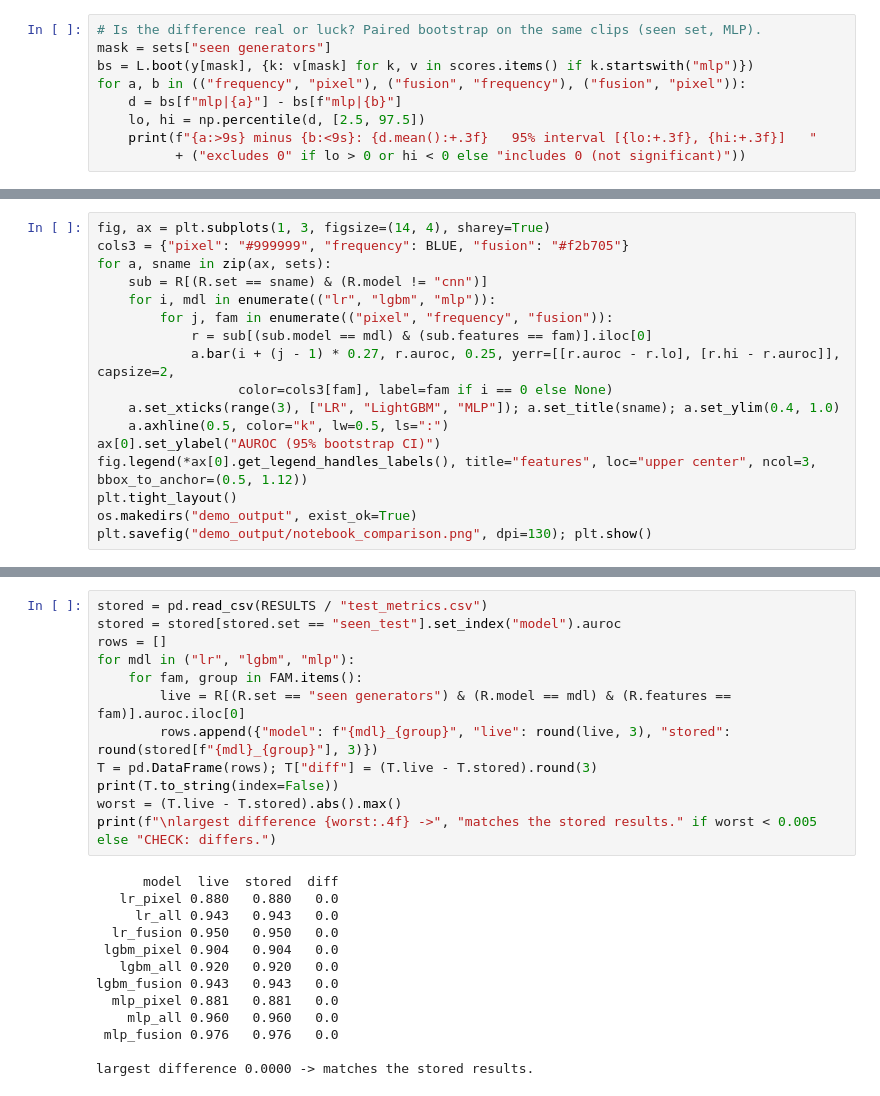
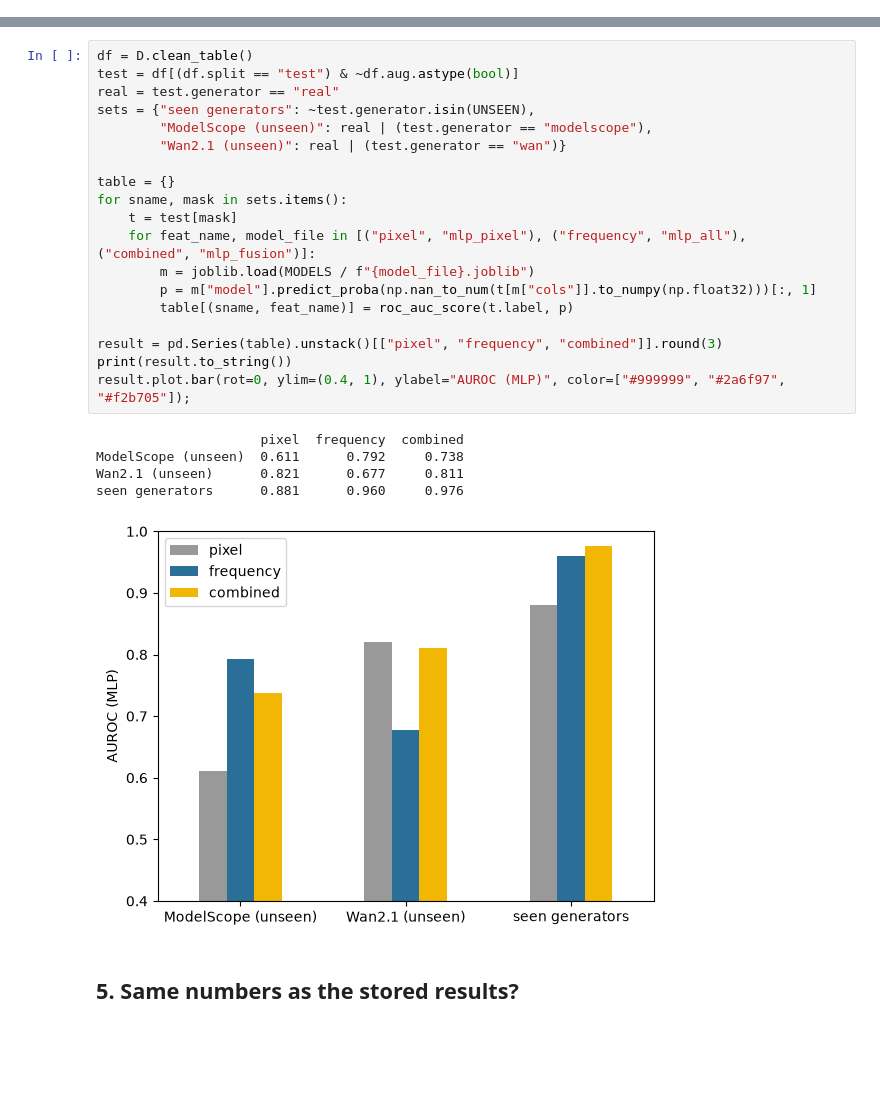
Before and after one commit to Astitva-Garg/Detection-of-AI-Generated-Video-via-Frequency-Domain, a Jupyter notebook: demo.ipynb, the cells around one changed output, grey strips where cells are left out. Cells and saved outputs as stored; diff of their text form; blank space fills up the shorter version.

```diff
--- a/demo.ipynb
+++ b/demo.ipynb
@@ -273,9 +74,0 @@ mlp       0.821 [0.74, 0.90]  0.677 [0.58, 0.77]  0.811 [0.73, 0.88]
-# %%
-# Is the difference real or luck? Paired bootstrap on the same clips (seen set, MLP).
-mask = sets["seen generators"]
-bs = L.boot(y[mask], {k: v[mask] for k, v in scores.items() if k.startswith("mlp")})
-for a, b in (("frequency", "pixel"), ("fusion", "frequency"), ("fusion", "pixel")):
-    d = bs[f"mlp|{a}"] - bs[f"mlp|{b}"]
-    lo, hi = np.percentile(d, [2.5, 97.5])
-    print(f"{a:>9s} minus {b:<9s}: {d.mean():+.3f}   95% interval [{lo:+.3f}, {hi:+.3f}]   "
-          + ("excludes 0" if lo > 0 or hi < 0 else "includes 0 (not significant)"))
@@ -286,17 +74,0 @@ frequency minus pixel    : +0.075   95% interval [+0.020, +0.145]   excludes 0
-# %%
-fig, ax = plt.subplots(1, 3, figsize=(14, 4), sharey=True)
-cols3 = {"pixel": "#999999", "frequency": BLUE, "fusion": "#f2b705"}
-for a, sname in zip(ax, sets):
-    sub = R[(R.set == sname) & (R.model != "cnn")]
-    for i, mdl in enumerate(("lr", "lgbm", "mlp")):
-        for j, fam in enumerate(("pixel", "frequency", "fusion")):
-            r = sub[(sub.model == mdl) & (sub.features == fam)].iloc[0]
-            a.bar(i + (j - 1) * 0.27, r.auroc, 0.25, yerr=[[r.auroc - r.lo], [r.hi - r.auroc]], capsize=2,
-                  color=cols3[fam], label=fam if i == 0 else None)
-    a.set_xticks(range(3), ["LR", "LightGBM", "MLP"]); a.set_title(sname); a.set_ylim(0.4, 1.0)
-    a.axhline(0.5, color="k", lw=0.5, ls=":")
-ax[0].set_ylabel("AUROC (95% bootstrap CI)")
-fig.legend(*ax[0].get_legend_handles_labels(), title="features", loc="upper center", ncol=3, bbox_to_anchor=(0.5, 1.12))
-plt.tight_layout()
-os.makedirs("demo_output", exist_ok=True)
-plt.savefig("demo_output/notebook_comparison.png", dpi=130); plt.show()
@@ -310,25 +75,27 @@ The live AUROCs on the seen test set against the numbers stored in `results_crop
-# %%
-stored = pd.read_csv(RESULTS / "test_metrics.csv")
-stored = stored[stored.set == "seen_test"].set_index("model").auroc
-rows = []
-for mdl in ("lr", "lgbm", "mlp"):
-    for fam, group in FAM.items():
-        live = R[(R.set == "seen generators") & (R.model == mdl) & (R.features == fam)].auroc.iloc[0]
-        rows.append({"model": f"{mdl}_{group}", "live": round(live, 3), "stored": round(stored[f"{mdl}_{group}"], 3)})
-T = pd.DataFrame(rows); T["diff"] = (T.live - T.stored).round(3)
-print(T.to_string(index=False))
-worst = (T.live - T.stored).abs().max()
-print(f"\nlargest difference {worst:.4f} ->", "matches the stored results." if worst < 0.005 else "CHECK: differs.")
-# %% [output]
-      model  live  stored  diff
-   lr_pixel 0.880   0.880   0.0
-     lr_all 0.943   0.943   0.0
-  lr_fusion 0.950   0.950   0.0
- lgbm_pixel 0.904   0.904   0.0
-   lgbm_all 0.920   0.920   0.0
-lgbm_fusion 0.943   0.943   0.0
-  mlp_pixel 0.881   0.881   0.0
-    mlp_all 0.960   0.960   0.0
- mlp_fusion 0.976   0.976   0.0
-
-largest difference 0.0000 -> matches the stored results.
+# %%
+df = D.clean_table()
+test = df[(df.split == "test") & ~df.aug.astype(bool)]
+real = test.generator == "real"
+sets = {"seen generators": ~test.generator.isin(UNSEEN),
+        "ModelScope (unseen)": real | (test.generator == "modelscope"),
+        "Wan2.1 (unseen)": real | (test.generator == "wan")}
+
+table = {}
+for sname, mask in sets.items():
+    t = test[mask]
+    for feat_name, model_file in [("pixel", "mlp_pixel"), ("frequency", "mlp_all"), ("combined", "mlp_fusion")]:
+        m = joblib.load(MODELS / f"{model_file}.joblib")
+        p = m["model"].predict_proba(np.nan_to_num(t[m["cols"]].to_numpy(np.float32)))[:, 1]
+        table[(sname, feat_name)] = roc_auc_score(t.label, p)
+
+result = pd.Series(table).unstack()[["pixel", "frequency", "combined"]].round(3)
+print(result.to_string())
+result.plot.bar(rot=0, ylim=(0.4, 1), ylabel="AUROC (MLP)", color=["#999999", "#2a6f97", "#f2b705"]);
+# %% [output]
+                     pixel  frequency  combined
+ModelScope (unseen)  0.611      0.792     0.738
+Wan2.1 (unseen)      0.821      0.677     0.811
+seen generators      0.881      0.960     0.976
+[figure, added]
+# %% [markdown]
+## 5. Same numbers as the stored results?
```
Also changed, not shown: parts of 27 cells of this notebook.
